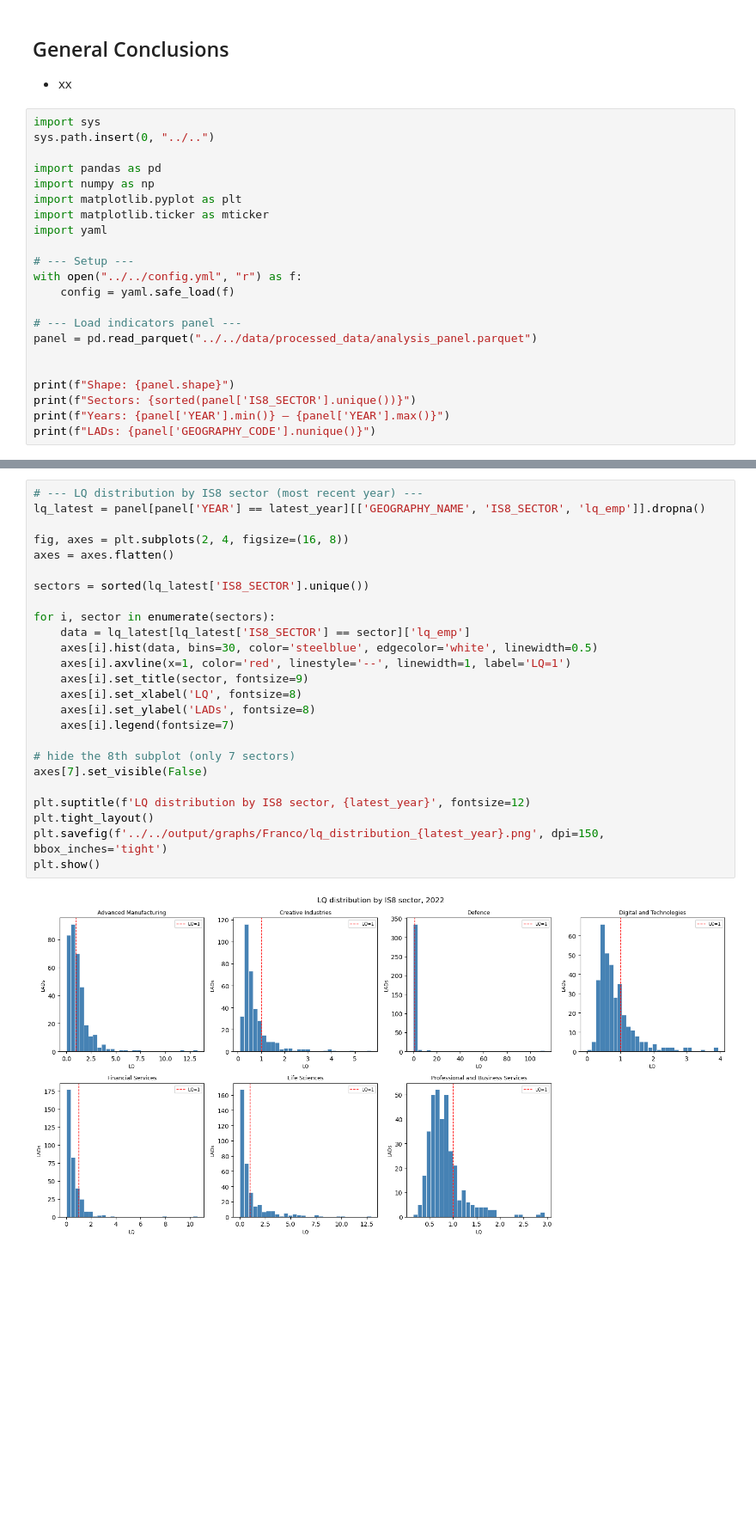
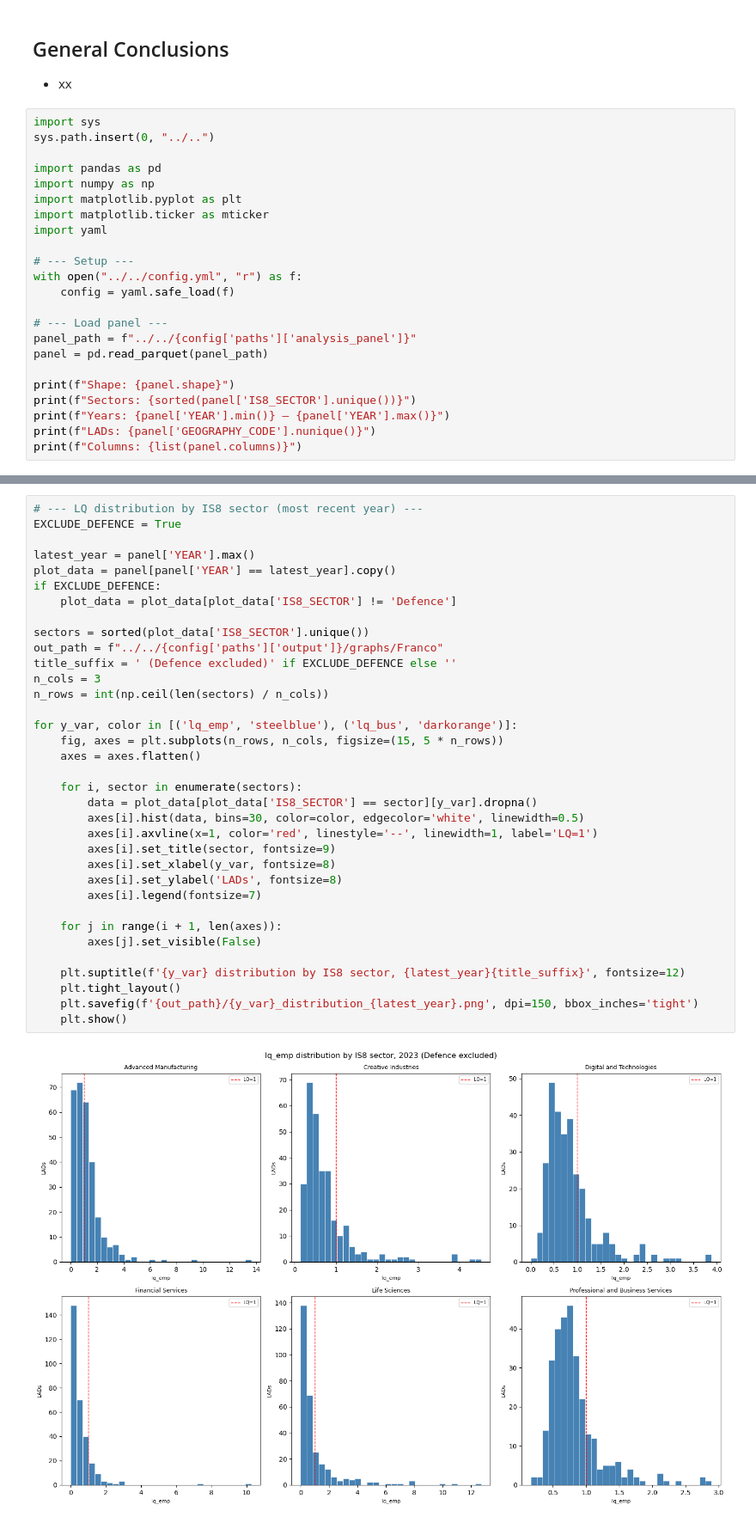
Before and after one commit to Phirtia/Economic_Observatory, a Jupyter notebook: notebooks/Franco/descriptive_analysis.ipynb, the cells around one changed output, grey strips where cells are left out. Shown at 86% size. Saved outputs shown, nothing was run; the diff lists cells and outputs as text; blank space fills up the shorter version.

```diff
--- a/notebooks/Franco/descriptive_analysis.ipynb
+++ b/notebooks/Franco/descriptive_analysis.ipynb
@@ -17,12 +17,13 @@ import yaml
 with open("../../config.yml", "r") as f:
     config = yaml.safe_load(f)
 
-# --- Load indicators panel ---
-panel = pd.read_parquet("../../data/processed_data/analysis_panel.parquet")
-
+# --- Load panel ---
+panel_path = f"../../{config['paths']['analysis_panel']}"
+panel = pd.read_parquet(panel_path)
 
 print(f"Shape: {panel.shape}")
 print(f"Sectors: {sorted(panel['IS8_SECTOR'].unique())}")
 print(f"Years: {panel['YEAR'].min()} — {panel['YEAR'].max()}")
 print(f"LADs: {panel['GEOGRAPHY_CODE'].nunique()}")
+print(f"Columns: {list(panel.columns)}")
 # %% [output]
@@ -103,27 +116,37 @@ plt.show()
 # %%
 # --- LQ distribution by IS8 sector (most recent year) ---
-lq_latest = panel[panel['YEAR'] == latest_year][['GEOGRAPHY_NAME', 'IS8_SECTOR', 'lq_emp']].dropna()
+EXCLUDE_DEFENCE = True
 
-fig, axes = plt.subplots(2, 4, figsize=(16, 8))
-axes = axes.flatten()
+latest_year = panel['YEAR'].max()
+plot_data = panel[panel['YEAR'] == latest_year].copy()
+if EXCLUDE_DEFENCE:
+    plot_data = plot_data[plot_data['IS8_SECTOR'] != 'Defence']
 
-sectors = sorted(lq_latest['IS8_SECTOR'].unique())
+sectors = sorted(plot_data['IS8_SECTOR'].unique())
+out_path = f"../../{config['paths']['output']}/graphs/Franco"
+title_suffix = ' (Defence excluded)' if EXCLUDE_DEFENCE else ''
+n_cols = 3
+n_rows = int(np.ceil(len(sectors) / n_cols))
 
-for i, sector in enumerate(sectors):
-    data = lq_latest[lq_latest['IS8_SECTOR'] == sector]['lq_emp']
-    axes[i].hist(data, bins=30, color='steelblue', edgecolor='white', linewidth=0.5)
-    axes[i].axvline(x=1, color='red', linestyle='--', linewidth=1, label='LQ=1')
-    axes[i].set_title(sector, fontsize=9)
-    axes[i].set_xlabel('LQ', fontsize=8)
-    axes[i].set_ylabel('LADs', fontsize=8)
-    axes[i].legend(fontsize=7)
+for y_var, color in [('lq_emp', 'steelblue'), ('lq_bus', 'darkorange')]:
+    fig, axes = plt.subplots(n_rows, n_cols, figsize=(15, 5 * n_rows))
+    axes = axes.flatten()
 
-# hide the 8th subplot (only 7 sectors)
-axes[7].set_visible(False)
+    for i, sector in enumerate(sectors):
+        data = plot_data[plot_data['IS8_SECTOR'] == sector][y_var].dropna()
+        axes[i].hist(data, bins=30, color=color, edgecolor='white', linewidth=0.5)
+        axes[i].axvline(x=1, color='red', linestyle='--', linewidth=1, label='LQ=1')
+        axes[i].set_title(sector, fontsize=9)
+        axes[i].set_xlabel(y_var, fontsize=8)
+        axes[i].set_ylabel('LADs', fontsize=8)
+        axes[i].legend(fontsize=7)
 
-plt.suptitle(f'LQ distribution by IS8 sector, {latest_year}', fontsize=12)
-plt.tight_layout()
-plt.savefig(f'../../output/graphs/Franco/lq_distribution_{latest_year}.png', dpi=150, bbox_inches='tight')
-plt.show()
+    for j in range(i + 1, len(axes)):
+        axes[j].set_visible(False)
+
+    plt.suptitle(f'{y_var} distribution by IS8 sector, {latest_year}{title_suffix}', fontsize=12)
+    plt.tight_layout()
+    plt.savefig(f'{out_path}/{y_var}_distribution_{latest_year}.png', dpi=150, bbox_inches='tight')
+    plt.show()
 # %% [output]
-[figure, old version]
+[figure, new version]
```
Also changed, not shown: parts of 16 cells of this notebook, 38 other files.
